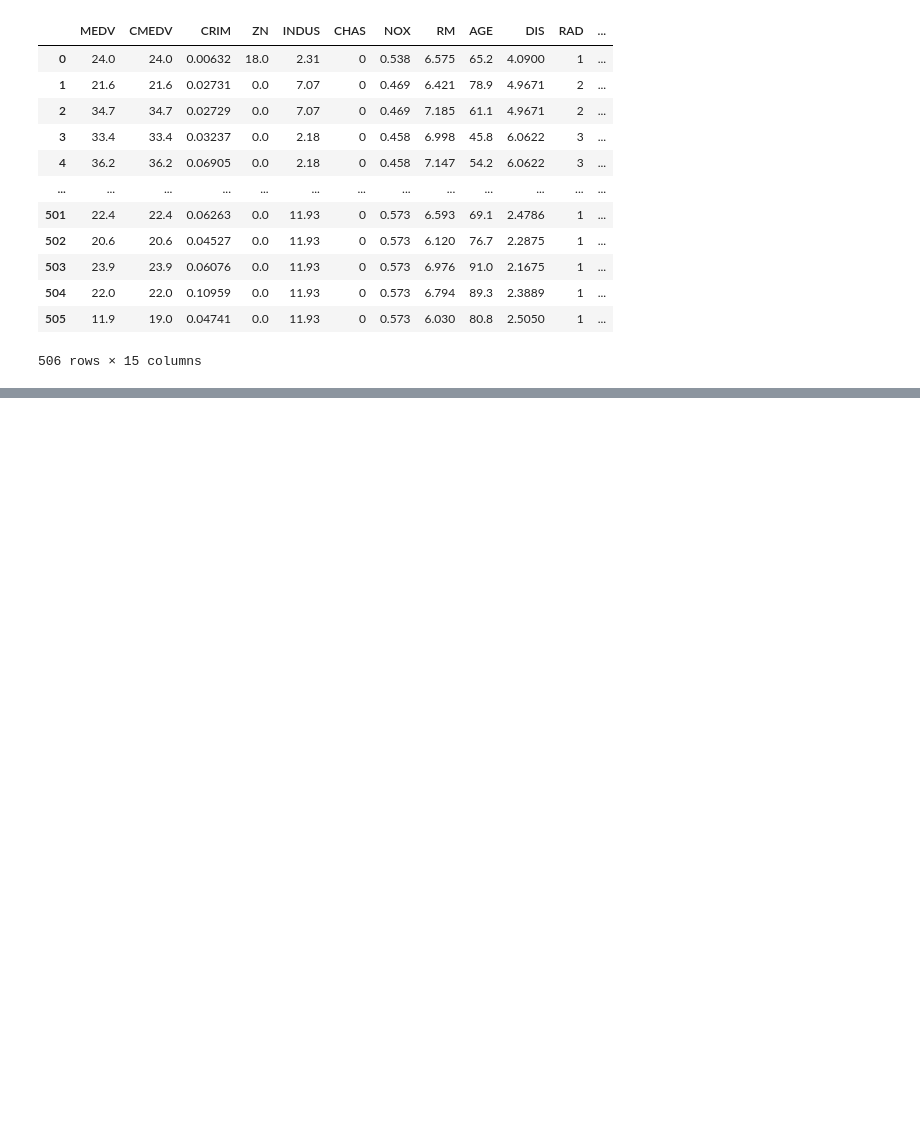
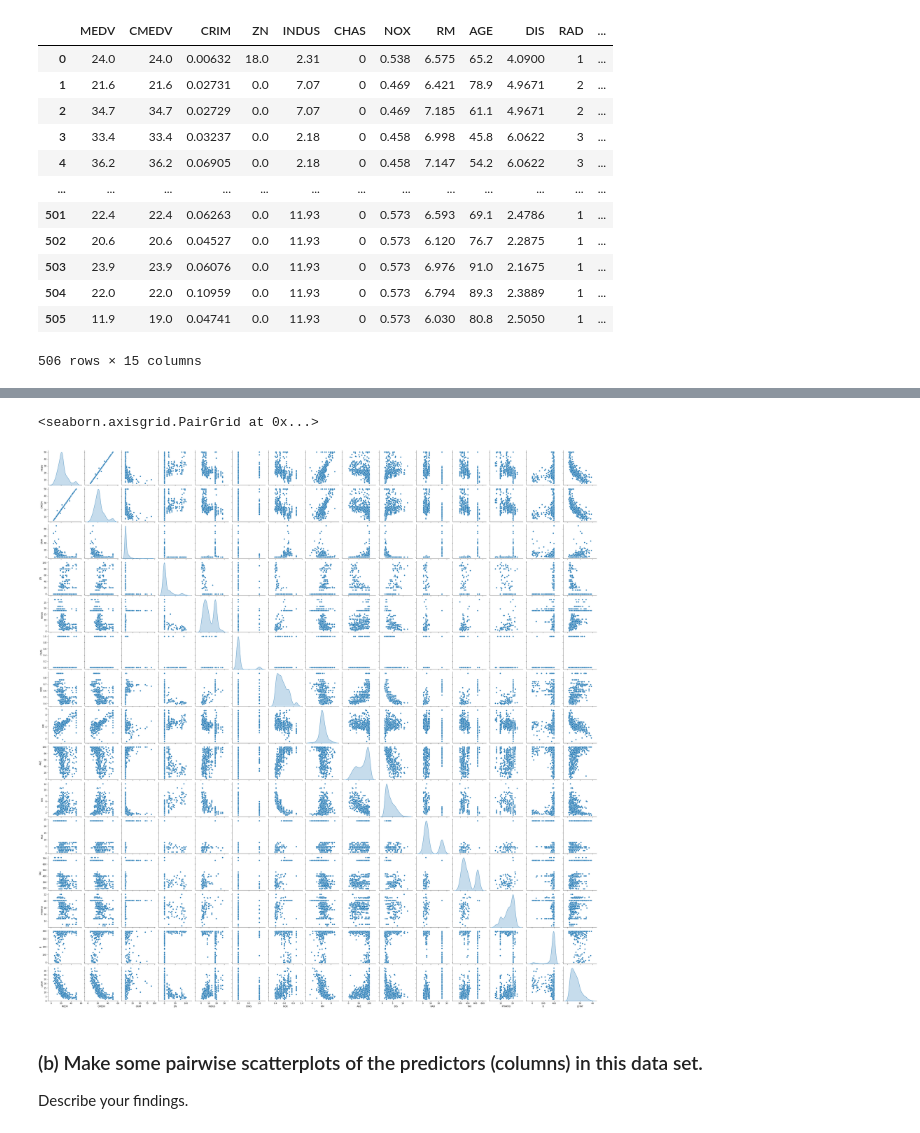
Before and after one commit to Daniel221/machineLearning, a Jupyter notebook: Lab 1.ipynb, the cells around one changed output, grey strips where cells are left out. Drawn from its saved outputs; the diff is of its cells as text; code cells hidden in the pictures; blank space fills up the shorter version.

```diff
--- a/Lab 1.ipynb
+++ b/Lab 1.ipynb
@@ -207,0 +181,8 @@ memory usage: 59.4+ KB
+# %%
+sns.pairplot(cdata, diag_kind='kde')
+# %% [output]
+<seaborn.axisgrid.PairGrid at 0x...>
+[figure, added]
+# %% [markdown]
+### (b) Make some pairwise scatterplots of the predictors (columns) in this data set.
+Describe your findings.
```
Also changed, not shown: parts of 23 cells of this notebook.
